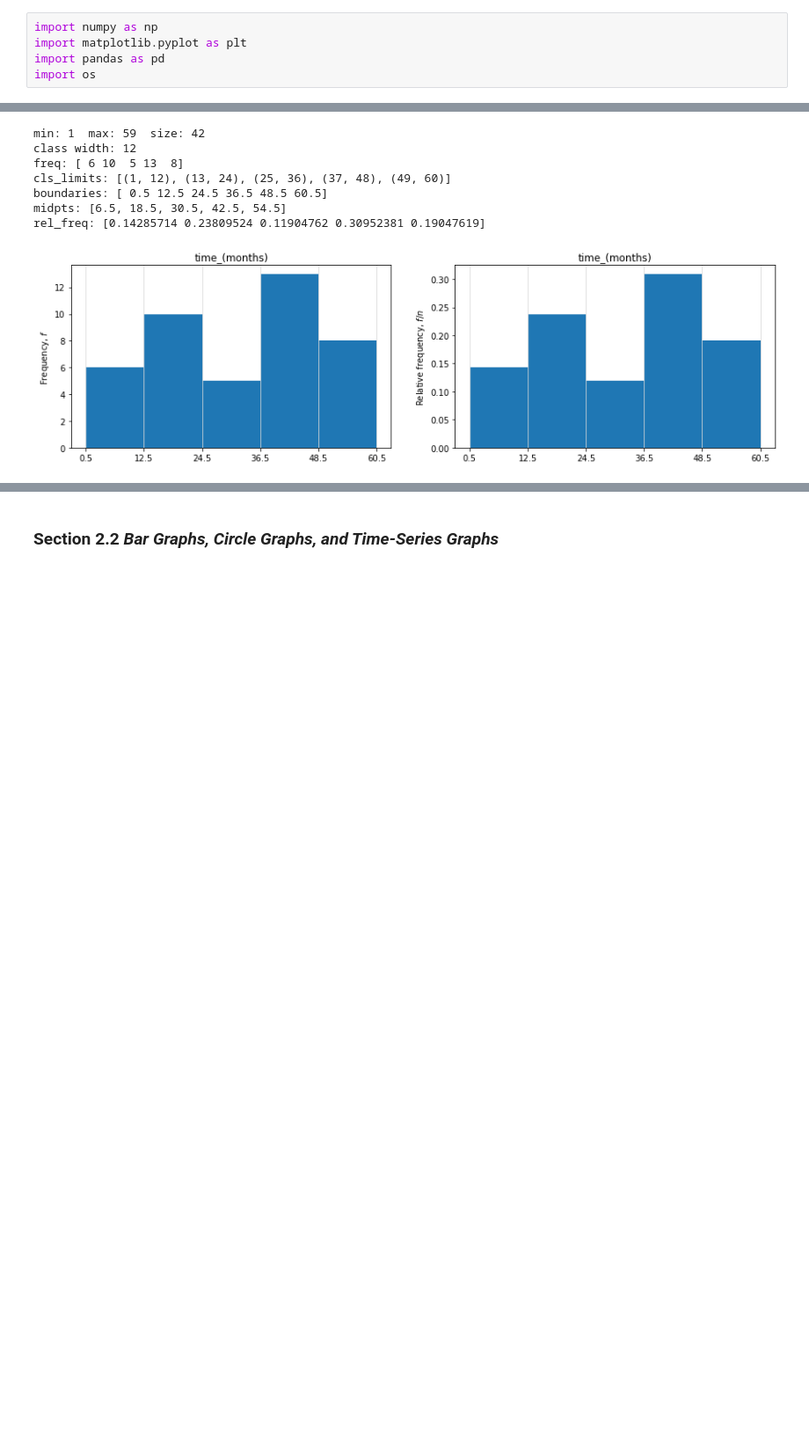
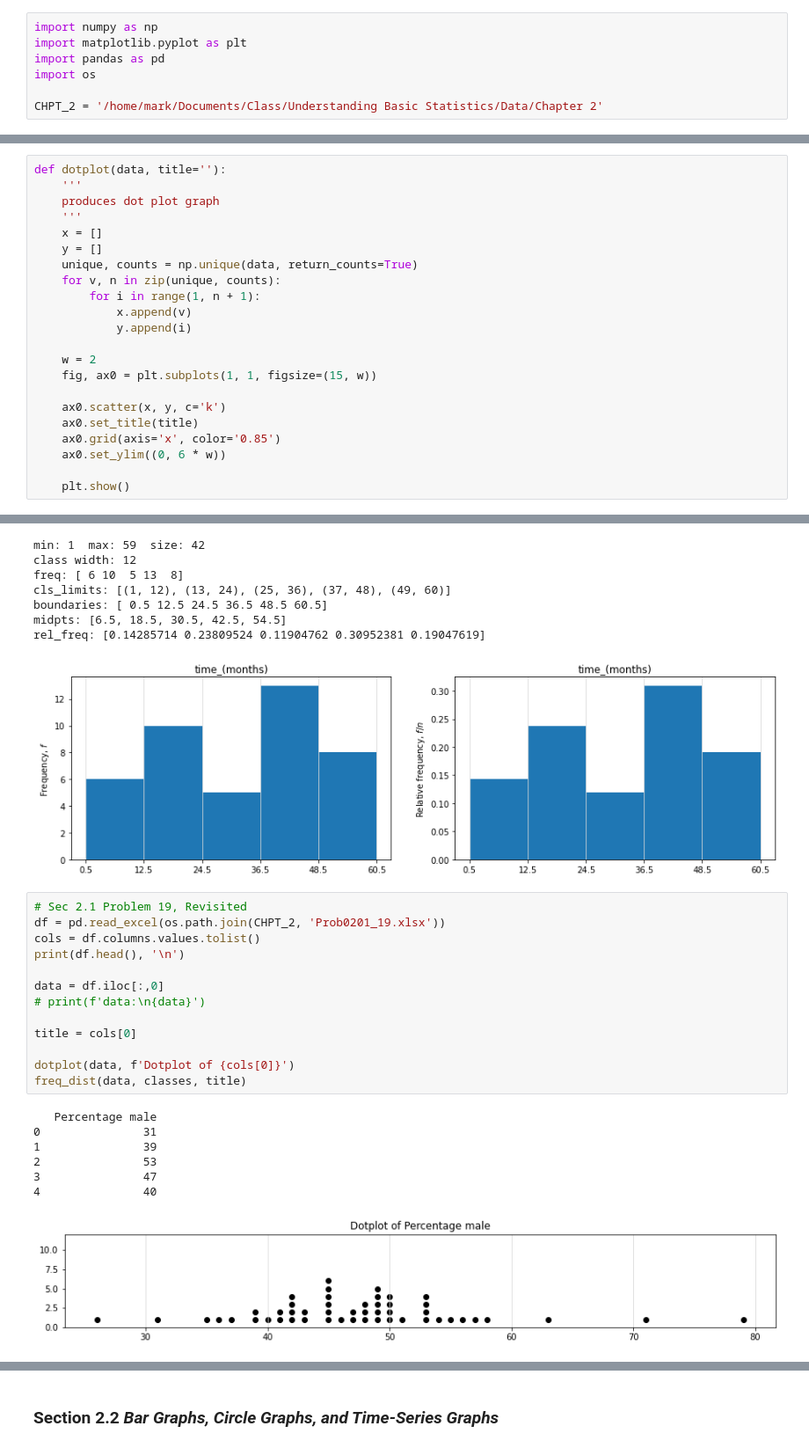
Before and after one commit to markrichter14/Stats, a Jupyter notebook: Chapter 2.ipynb, the cells around one changed output, grey strips where cells are left out. Shown at 88% size. Saved outputs shown, nothing was run; the diff lists cells and outputs as text; blank space fills up the shorter version.

```diff
--- a/Chapter 2.ipynb
+++ b/Chapter 2.ipynb
@@ -7,3 +7,5 @@ import numpy as np
 import matplotlib.pyplot as plt
 import pandas as pd
 import os
+
+CHPT_2 = '/home/mark/Documents/Class/Understanding Basic Statistics/Data/Chapter 2'
@@ -9,0 +108,22 @@ import os
+# %%
+def dotplot(data, title=''):
+    '''
+    produces dot plot graph
+    '''
+    x = []
+    y = []
+    unique, counts = np.unique(data, return_counts=True)
+    for v, n in zip(unique, counts):
+        for i in range(1, n + 1):
+            x.append(v)
+            y.append(i)
+
+    w = 2
+    fig, ax0 = plt.subplots(1, 1, figsize=(15, w))
+
+    ax0.scatter(x, y, c='k')
+    ax0.set_title(title)
+    ax0.grid(axis='x', color='0.85')
+    ax0.set_ylim((0, 6 * w))
+
+    plt.show()
@@ -704,3 +890,24 @@ boundaries: [ 0.5 12.5 24.5 36.5 48.5 60.5]
 midpts: [6.5, 18.5, 30.5, 42.5, 54.5]
 rel_freq: [0.14285714 0.23809524 0.11904762 0.30952381 0.19047619]
 [figure]
+# %%
+# Sec 2.1 Problem 19, Revisited
+df = pd.read_excel(os.path.join(CHPT_2, 'Prob0201_19.xlsx'))
+cols = df.columns.values.tolist()
+print(df.head(), '\n')
+
+data = df.iloc[:,0]
+# print(f'data:\n{data}')
+
+title = cols[0]
+
+dotplot(data, f'Dotplot of {cols[0]}')
+freq_dist(data, classes, title)
+# %% [output]
+   Percentage male
+0               31
+1               39
+2               53
+3               47
+4               40
+[figure, added]
```
Also changed, not shown: parts of 46 cells of this notebook, 4 other files.
